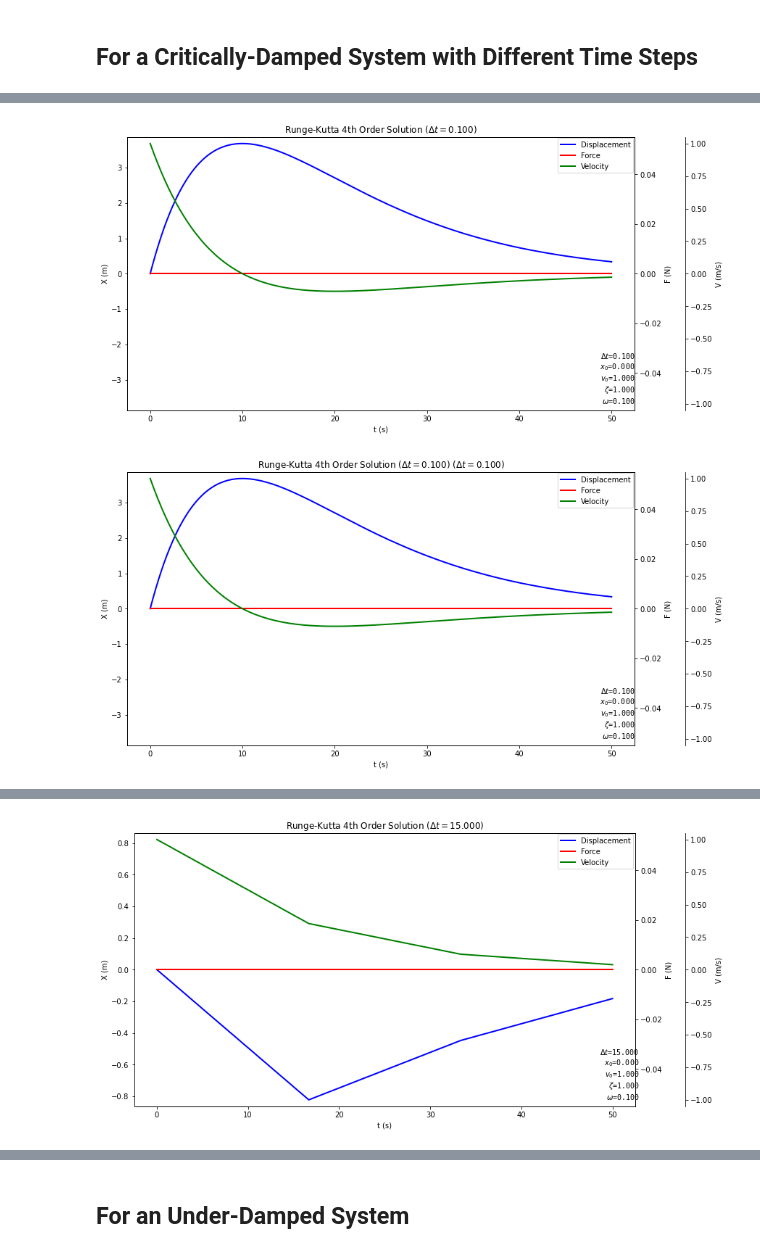
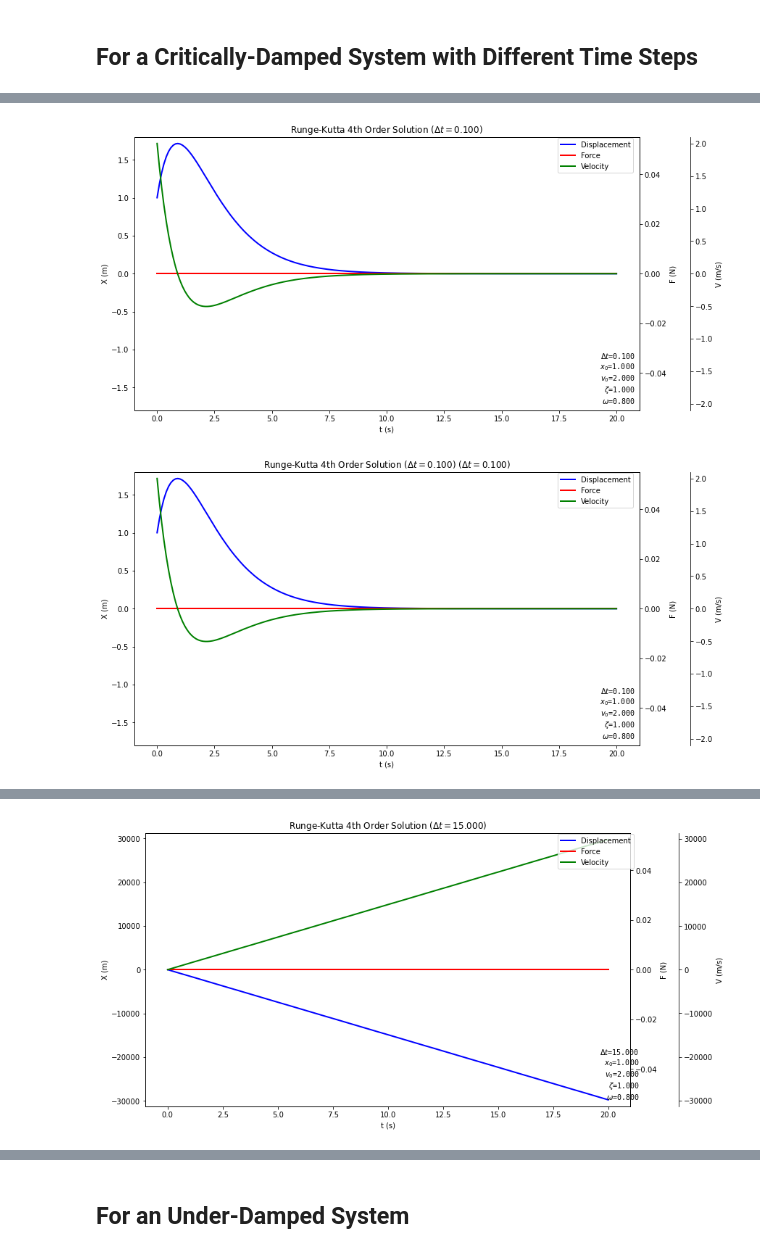
Before and after one commit to Johnathonadon/ENGR3703-Computational-Methods-, a Jupyter notebook: Johnathan_Weir_engr3703_fall2021_project.ipynb, the cells around one changed output, grey strips where cells are left out. Cells and saved outputs as stored; diff of their text form; code cells hidden in the pictures.

```diff
--- a/Johnathan_Weir_engr3703_fall2021_project.ipynb
+++ b/Johnathan_Weir_engr3703_fall2021_project.ipynb
@@ -108,7 +164,7 @@ $\large C_1 = x_0 - \frac{v_0 - x_0 \lambda_1}{\lambda_2 - \lambda_1}$
 
 $\large C_2 = \frac{v_0 - x_0 \lambda_1}{\lambda_2 - \lambda_1}$
 # %%
-def spring_mass_damper_overdamped(t, f, x0, v0, z, o):
+def spring_mass_damper_overdamped(t, x0, v0, z, o):
     title = f'Analytical Over-Damped Solution'
     x = zeros(len(t))
     v = zeros(len(t))
@@ -127,7 +183,7 @@ def spring_mass_damper_overdamped(t, f, x0, v0, z, o):
         v[i] = lam_1*C1*exp(lam_1*t[i])+lam_2*C2*exp(lam_2*t[i])
 
     return [x, v, title]
-#def spring_mass_damper_overdamped(t, f, x0, v0, z, o)
+#def spring_mass_damper_overdamped(t, x0, v0, z, o)
 # %% [markdown]
 # Analytical Critically-Damped Function
 
@@ -155,7 +233,7 @@ $\large C_1 = x_0$
 
 $\large C_2 = v_0 + x_0 \omega_n$
 # %%
-def spring_mass_damper_criticallydamped(t, f, x0, v0, z, o):
+def spring_mass_damper_criticallydamped(t, x0, v0, z, o):
     title = f'Analytical Critically-Damped Solution'
     x = zeros(len(t))
     v = zeros(len(t))
@@ -170,7 +248,7 @@ def spring_mass_damper_criticallydamped(t, f, x0, v0, z, o):
         v[i] = -C1*o*exp(-o*t[i])+C2*(exp(-o*t[i])-o*t[i]*exp(-o*t[i]))
 
     return [x, v, title]
-#def spring_mass_damper_criticallydamped(t, f, x0, v0, z, o)
+#def spring_mass_damper_criticallydamped(t, x0, v0, z, o)
 # %% [markdown]
 # Analytical Under-Damped Function
 
@@ -202,7 +302,7 @@ $\large D_2 = \frac{v_0 + x_0 \zeta \omega_n}{\omega_d}$
 
 where $\omega_d = \omega_n \sqrt{1 - \zeta^2}$
 # %%
-def spring_mass_damper_underdamped(t, f, x0, v0, z, o):
+def spring_mass_damper_underdamped(t, x0, v0, z, o):
     title = f'Analytical Under-Damped Solution'
     x = zeros(len(t))
     v = zeros(len(t))
@@ -218,4 +318,4 @@ def spring_mass_damper_underdamped(t, f, x0, v0, z, o):
         v[i] = exp(-z*o*t[i])*(-D1*(od*sin(od*t[i])+z*o*cos(od*t[i]))+ D2*(od*cos(od*t[i])+z*o*sin(od*t[i])))
 
     return [x, v, title]
-#def spring_mass_damper_underdamped(t, f, x0, v0, z, o)
+#def spring_mass_damper_underdamped(t, x0, v0, z, o)
@@ -237,11 +363,11 @@ def time_step_size(ti, tf, dts, ft, x0, v0, m, z, o, damped):
         #plot analytical results
         #choose what kind of analytical solution to use
         if damped == 'over':
-            [x, v, title] = spring_mass_damper_overdamped(t, f, x0, v0, z, o)
+            [x, v, title] = spring_mass_damper_overdamped(t, x0, v0, z, o)
         if damped == 'crtically':
-            [x, v, title] = spring_mass_damper_criticallydamped(t, f, x0, v0, z, o)
+            [x, v, title] = spring_mass_damper_criticallydamped(t, x0, v0, z, o)
         if damped == 'under':
-            [x, v, title] = spring_mass_damper_underdamped(t, f, x0, v0, z, o)
+            [x, v, title] = spring_mass_damper_underdamped(t, x0, v0, z, o)
         results = (1,1,1)
         title = title + f' ($\Delta t = ${dt:.3f})'
         my_plot_system(t, f, x, v, dt, x0, v0, z, o, results, title)
@@ -478,19 +630,19 @@ my_plot_system(t, f, x, v, dt, x0, v0, z, o, results, title)
 # %%
 #study region
 ti = 0 #s
-tf = 50 #s
+tf = 20 #s
 
 #force equation (function of 'i')
 ft = '0'
 
 #system properties
-z = 1
-o = 0.1
+z = 1.000
+o = 0.800
 m = 1 #kg
 
 #initial system state
-x0 = 0.000 #m
-v0 = 1.000 #m/s
+x0 = 1.000 #m
+v0 = 2.000 #m/s
 
 #simulate the system at multiple time steps
 dts = [0.001, 0.01, 0.1, 1, 15] #s
@@ -504,2 +656,2 @@ time_step_size(ti, tf, dts, ft, x0, v0, m, z, o, damped)
-[figure, old version]
+[figure, new version]
-[figure, old version]
+[figure, new version]
@@ -508 +660 @@ time_step_size(ti, tf, dts, ft, x0, v0, m, z, o, damped)
-[figure, old version]
+[figure, new version]
```
Also changed, not shown: parts of 14 cells of this notebook.
